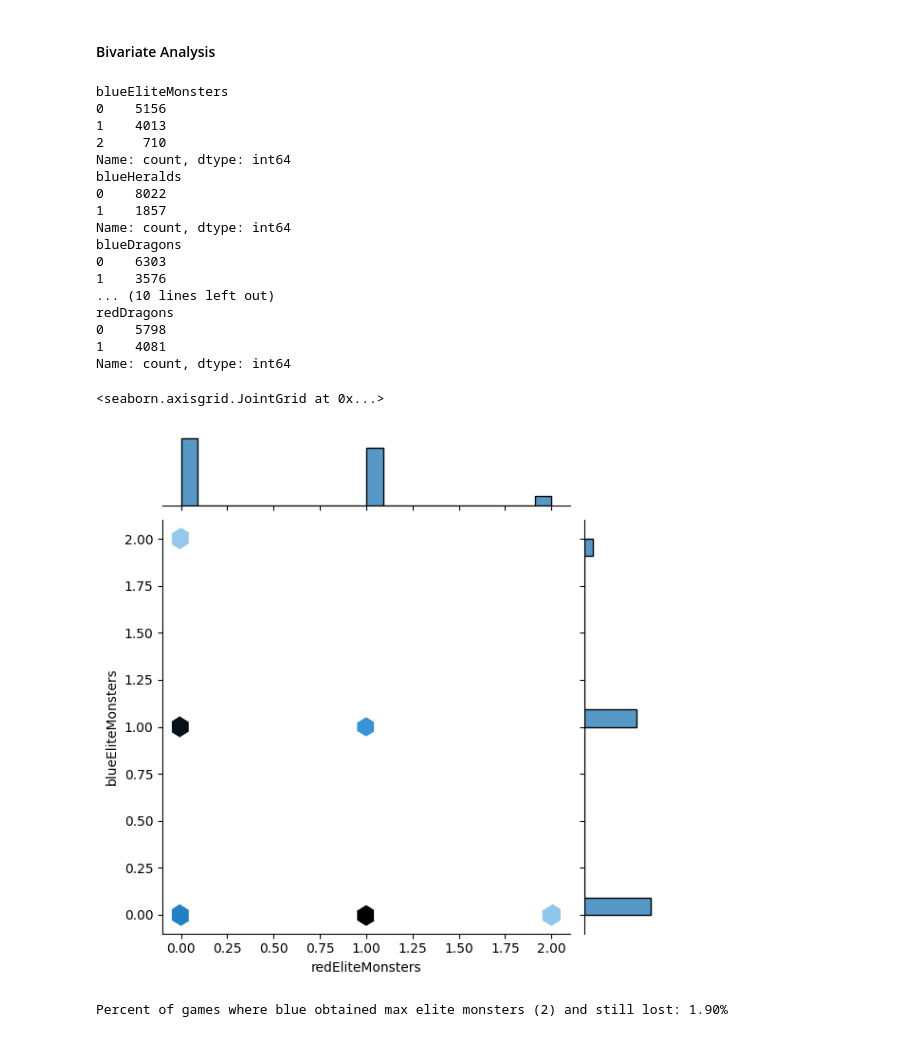
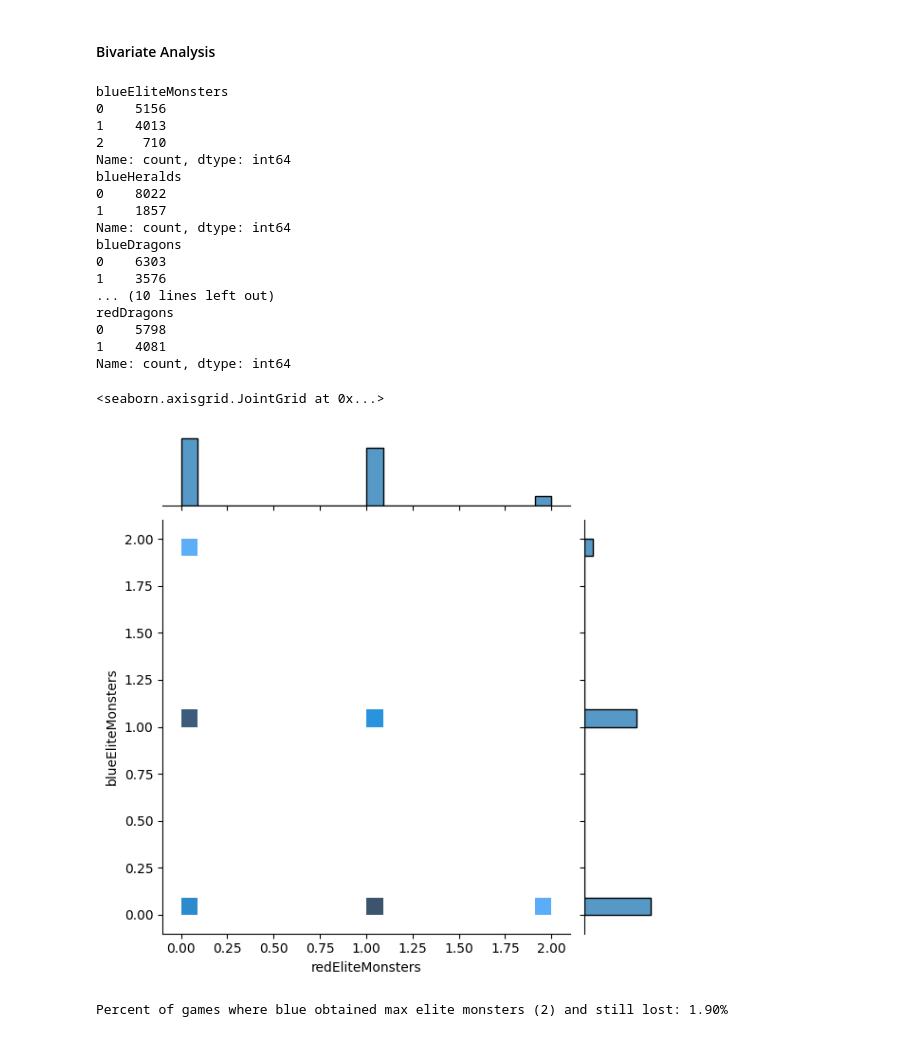
Before and after one commit to DiskoTecha/Lol10MinWinClassification, a Jupyter notebook: Lol10MinWinClassification.ipynb, the cells around one changed output. Cells and saved outputs as stored; diff of their text form; code cells hidden in the pictures.

```diff
--- a/Lol10MinWinClassification.ipynb
+++ b/Lol10MinWinClassification.ipynb
@@ -196,33 +189,33 @@ Maximum red total gold: 22732
 # %%
 print(X['blueEliteMonsters'].value_counts())
 print(X['blueHeralds'].value_counts())
 print(X['blueDragons'].value_counts())
 
 print(X['redEliteMonsters'].value_counts())
 print(X['redHeralds'].value_counts())
 print(X['redDragons'].value_counts())
 
-sns.jointplot(data=data, kind="hex", x="redEliteMonsters", y="blueEliteMonsters")
+sns.jointplot(data=data, kind="hist", x="redEliteMonsters", y="blueEliteMonsters")
 # %% [output]
 blueEliteMonsters
 0    5156
 1    4013
 2     710
 Name: count, dtype: int64
 blueHeralds
 0    8022
 1    1857
 Name: count, dtype: int64
 blueDragons
 0    6303
 1    3576
 ... (10 lines left out)
 redDragons
 0    5798
 1    4081
 Name: count, dtype: int64
 <seaborn.axisgrid.JointGrid at 0x...>
-[figure, old version]
+[figure, new version]
 # %%
 blue_max_elite_loss = data.loc[(data['blueEliteMonsters'] == 2) & (data['blueWins'] == 0)]
 print(f"Percent of games where blue obtained max elite monsters (2) and still lost: {100 * blue_max_elite_loss.shape[0] / data.shape[0]:.2f}%")
```
Also changed, not shown: parts of 2 cells of this notebook, 1 other file.
